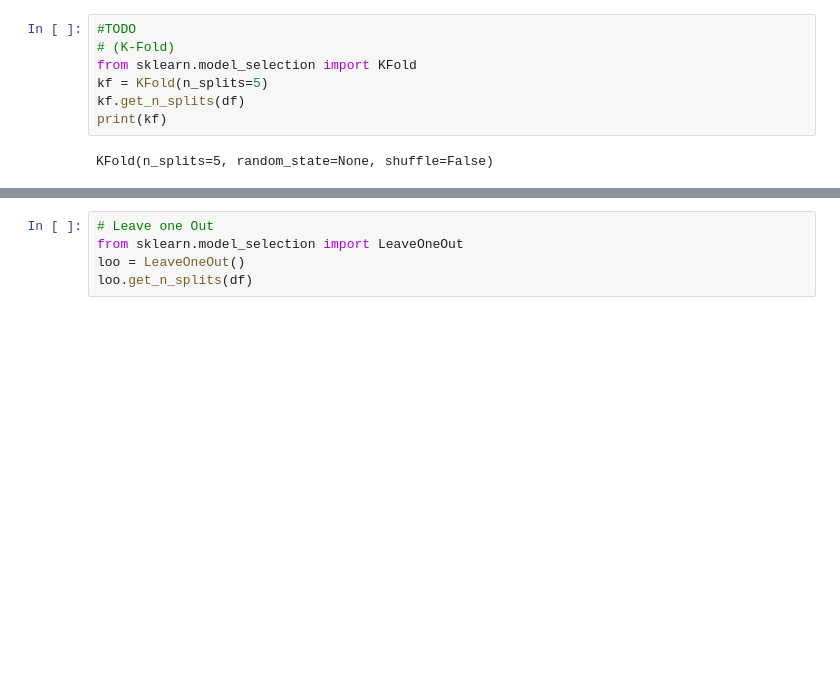
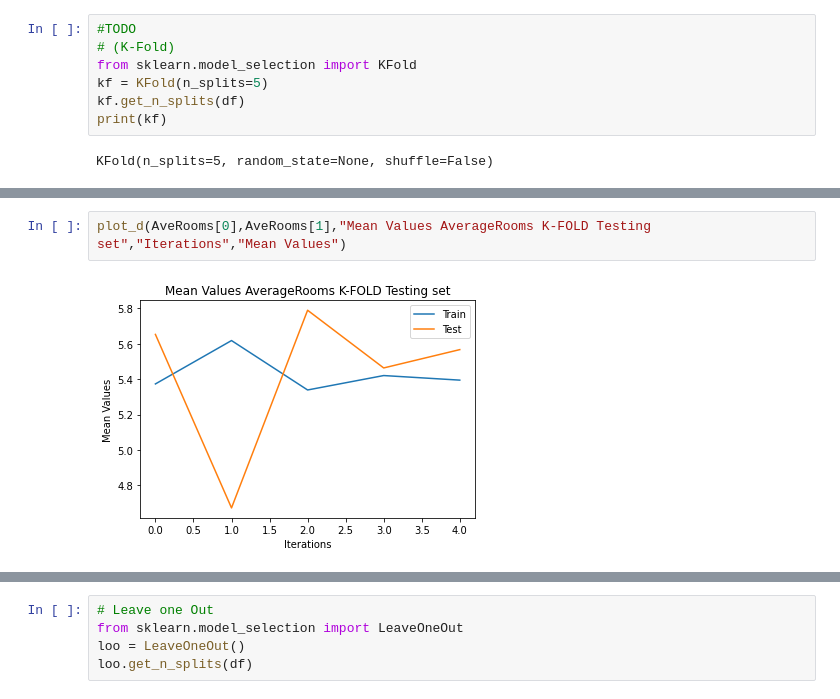
Before and after one commit to mosemb/AdvancedMachineLearning, a Jupyter notebook: lab1/Lab1.ipynb, the cells around one changed output, grey strips where cells are left out. Cells and saved outputs as stored; diff of their text form; blank space fills up the shorter version.

```diff
--- a/lab1/Lab1.ipynb
+++ b/lab1/Lab1.ipynb
@@ -201 +162,5 @@ TRAIN: [    0     1     2 ... 16509 16510 16511] TEST: [16512 16513 16514 ... 20
+# %%
+plot_d(AveRooms[0],AveRooms[1],"Mean Values AverageRooms K-FOLD Testing set","Iterations","Mean Values")
+# %% [output]
+[figure, added]
 # %%
```
Also changed, not shown: parts of 32 cells of this notebook.
